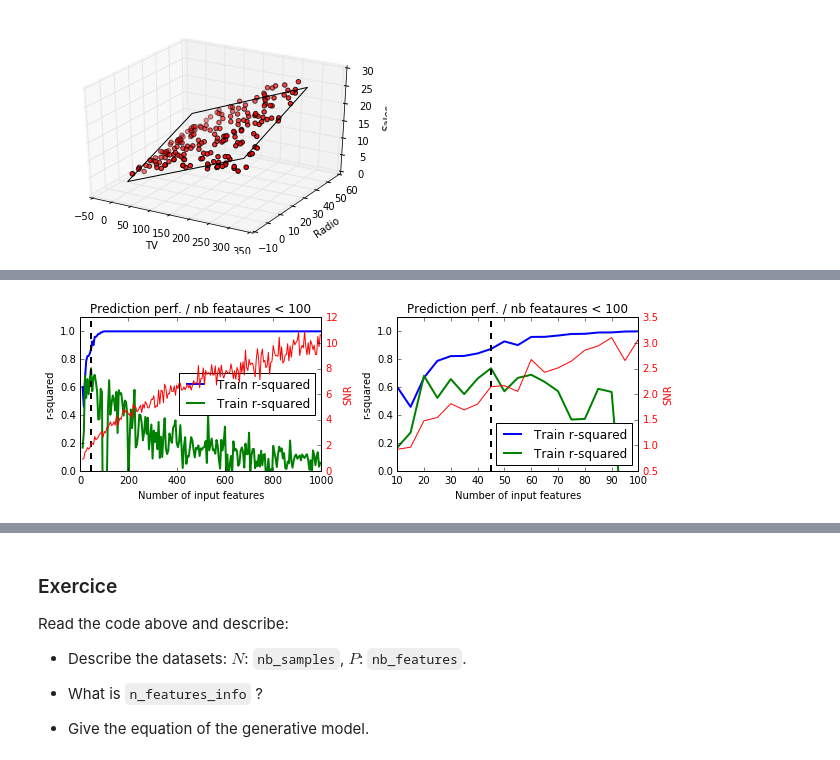
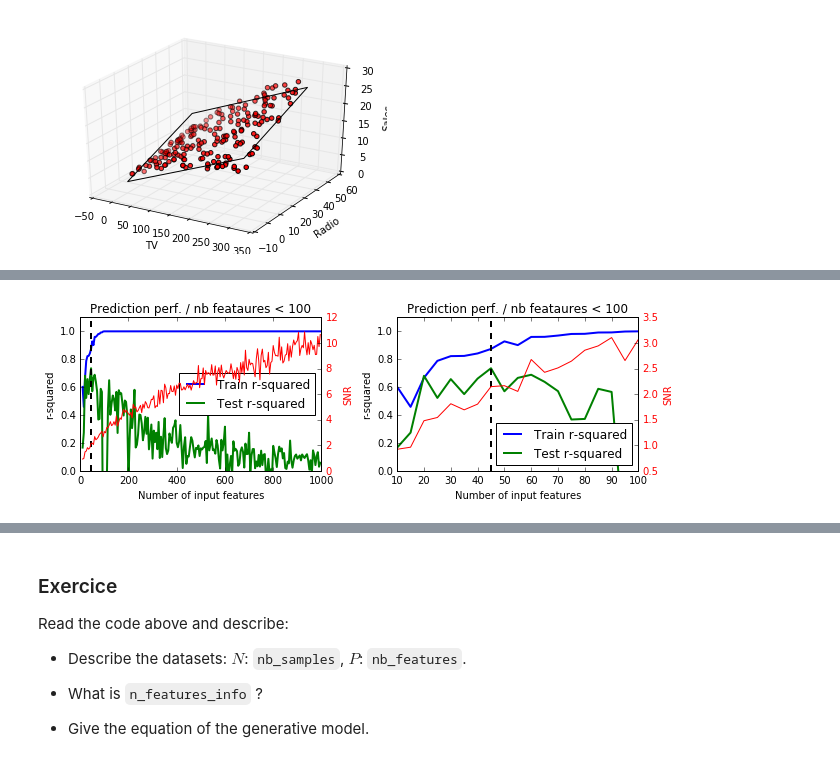
Before and after one commit to anhnguyendepocen/pylearn-doc, a Jupyter notebook: notebooks/ml_linear_regression.ipynb, the cells around one changed output, grey strips where cells are left out. Cells and saved outputs as stored; diff of their text form; code cells hidden in the pictures.

```diff
--- a/notebooks/ml_linear_regression.ipynb
+++ b/notebooks/ml_linear_regression.ipynb
@@ -87,0 +93,25 @@ So one of yhe most important criteria to choose a learning algorithm is based on
+# %%
+import numpy as np
+from mpl_toolkits.mplot3d import Axes3D
+import matplotlib.pyplot as plt
+
+bv = np.array([10, 20, 30, 40, 50])             # buisness volume
+tax  = .2 * bv                                  # Tax
+bp = .1 * bv + np.array([-.1, .2, .1, -.2, .1]) # business potential
+
+X = np.column_stack([bv, tax])
+beta_star = np.array([.1, 0])  # true solution
+
+'''
+Since tax and bv are correlated, there is an infinite number of linear combinations
+leading to the same prediction.
+'''
+
+# 10 times the bv then subtract it 9 times using the tax variable:
+beta_medium = np.array([.1 * 10, -.1 * 9 * (1/.2)])
+# 100 times the bv then subtract it 99 times using the tax variable:
+beta_large = np.array([.1 * 100, -.1 * 99 * (1/.2)])
+
+# Check that all model lead to the same result
+assert np.all(np.dot(X, beta_star) == np.dot(X, beta_medium))
+assert np.all(np.dot(X, beta_star) == np.dot(X, beta_large))
@@ -117,7 +171,7 @@ def plot_r2_snr(n_features_, r2_train, r2_test, xvline, snr, ax):
     Two scales plot. Left y-axis: train test r-squared. Right y-axis SNR.
     """
     ax.plot(n_features_, r2_train, label="Train r-squared", linewidth=2)
-    ax.plot(n_features_, r2_test, label="Train r-squared", linewidth=2)
+    ax.plot(n_features_, r2_test, label="Test r-squared", linewidth=2)
     ax.axvline(x=xvline, linewidth=2, color='k', ls='--')
     ax.set_ylim(0, 1.1)
     ax.set_xlabel("Number of input features")
@@ -125,31 +179,31 @@ def plot_r2_snr(n_features_, r2_train, r2_test, xvline, snr, ax):
     ax.legend(loc='best')
     ax.set_title("Prediction perf. / nb feataures < 100")
     ax_right = ax.twinx()
     ax_right.plot(n_features_, snr, 'r-', label="SNR", linewidth=1)
     ax_right.set_ylabel("SNR", color='r')
     for tl in ax_right.get_yticklabels():
         tl.set_color('r')
 
 # Model = linear regression
 lr = lm.LinearRegression()
 
 # Fit models on dataset
 n_features, r2_train, r2_test, snr = fit_on_increasing_size(model=lr)
 
 argmax = n_features[np.argmax(r2_test)]
 
 # plot
 fig, axis = plt.subplots(1, 2, figsize=(9, 3))
 
 # Left pane: all features
 plot_r2_snr(n_features, r2_train, r2_test, argmax, snr, axis[0])
 
 # Right pane: Zoom on 100 first features
 plot_r2_snr(n_features[n_features <= 100],
             r2_train[n_features <= 100], r2_test[n_features <= 100],
             argmax,
             snr[n_features <= 100],
             axis[1])
 plt.tight_layout()
 # %% [output]
-[figure, old version]
+[figure, new version]
```
Also changed, not shown: parts of 13 cells of this notebook, 6 other files.
